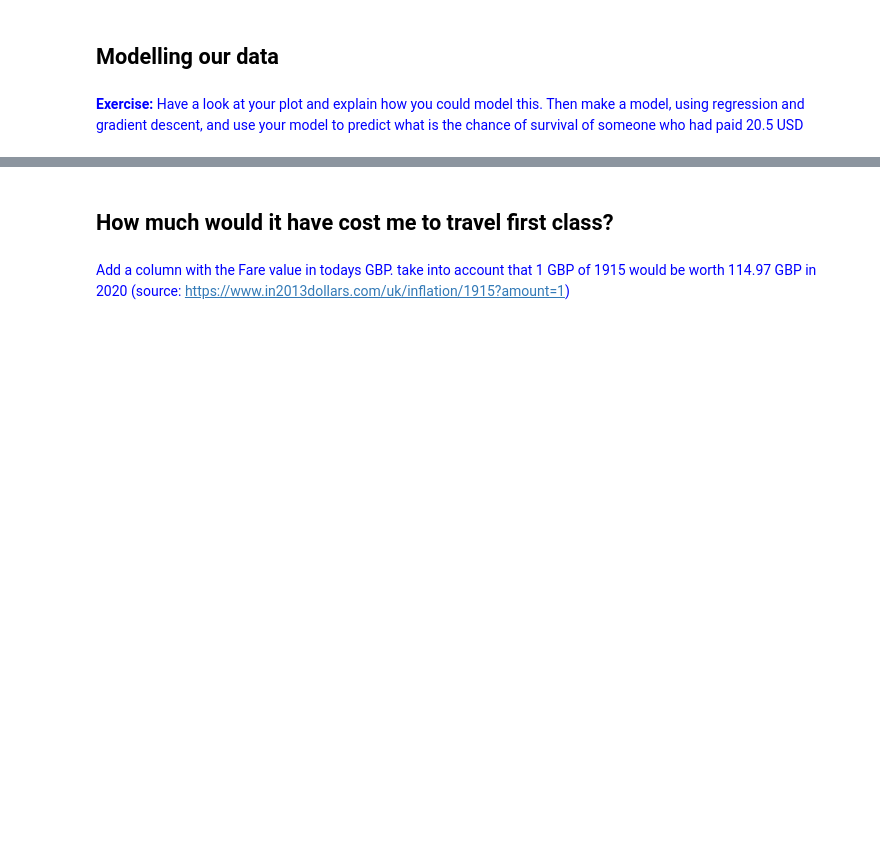
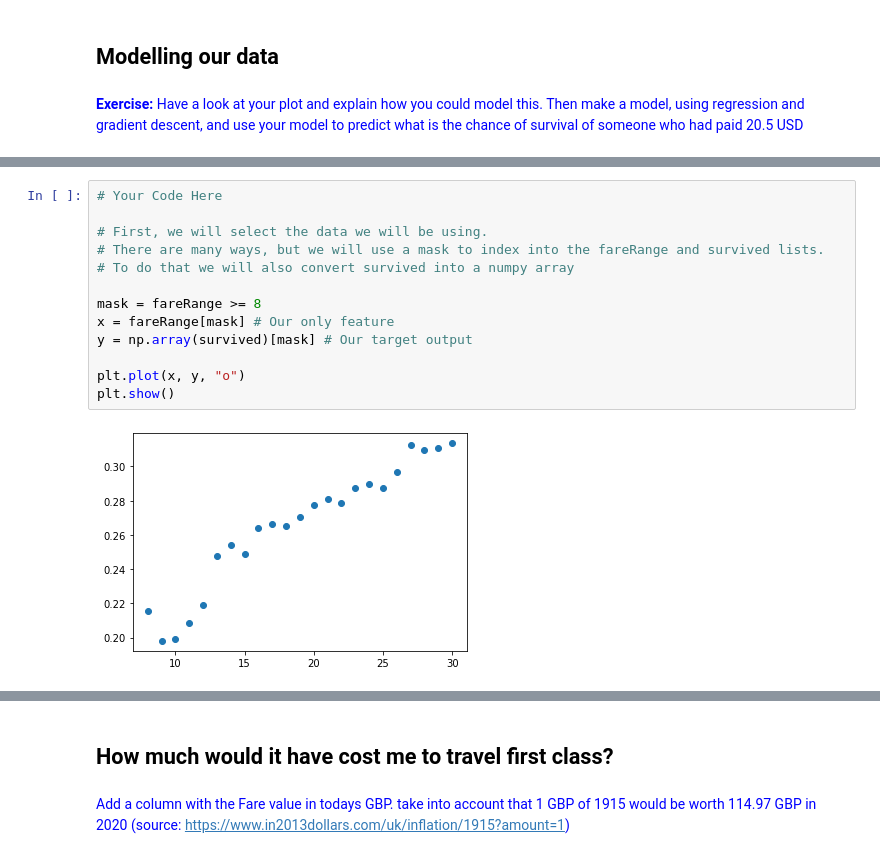
Before and after one commit to dkaratzas/DS2020-21, a Jupyter notebook: Practicals/Session 2 - Titanic/Titanic_Project_Solutions.ipynb, the cells around one changed output, grey strips where cells are left out. Drawn from its saved outputs; the diff is of its cells as text; blank space fills up the shorter version.

```diff
--- a/Practicals/Session 2 - Titanic/Titanic_Project_Solutions.ipynb
+++ b/Practicals/Session 2 - Titanic/Titanic_Project_Solutions.ipynb
@@ -187,0 +190,15 @@ plt.plot(fareRange, survived, "o")
+# %%
+# Your Code Here
+
+# First, we will select the data we will be using.
+# There are many ways, but we will use a mask to index into the fareRange and survived lists.
+# To do that we will also convert survived into a numpy array
+
+mask = fareRange >= 8
+x = fareRange[mask] # Our only feature
+y = np.array(survived)[mask] # Our target output
+
+plt.plot(x, y, "o")
+plt.show()
+# %% [output]
+[figure, added]
```
Also changed, not shown: parts of 9 cells of this notebook.
